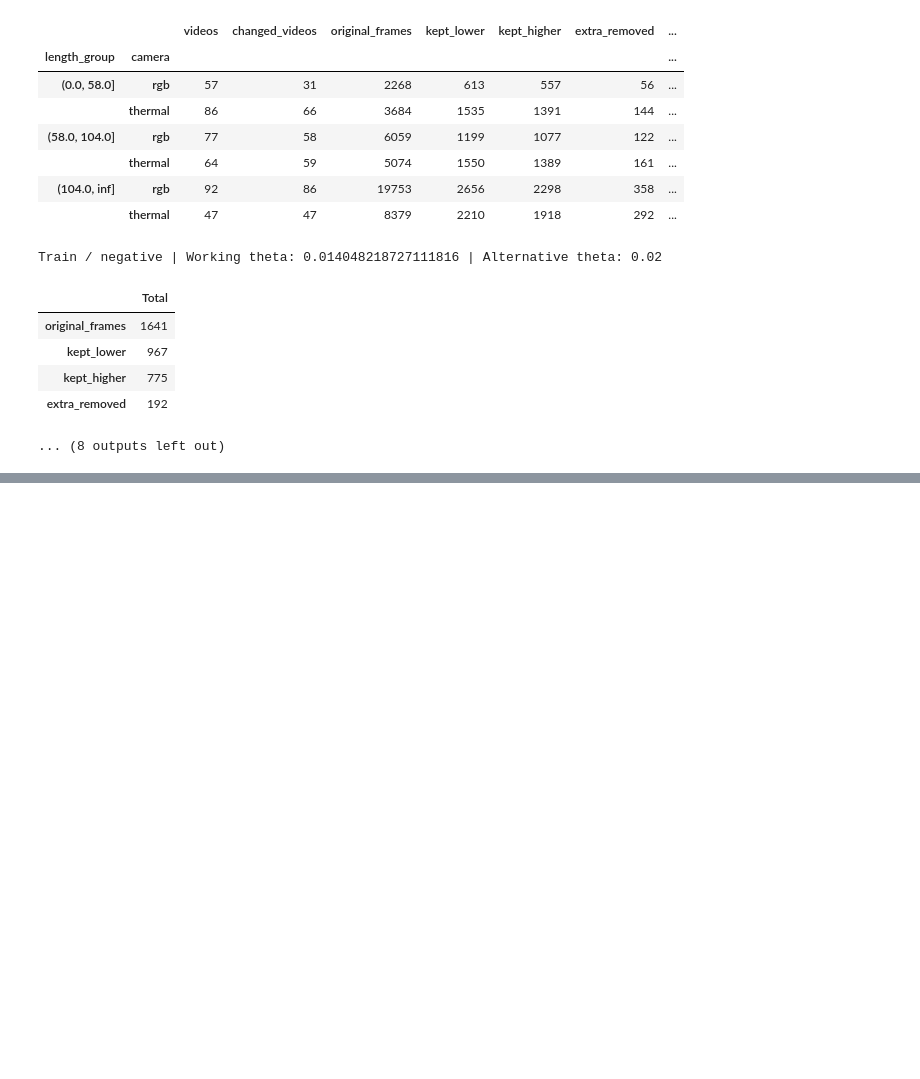
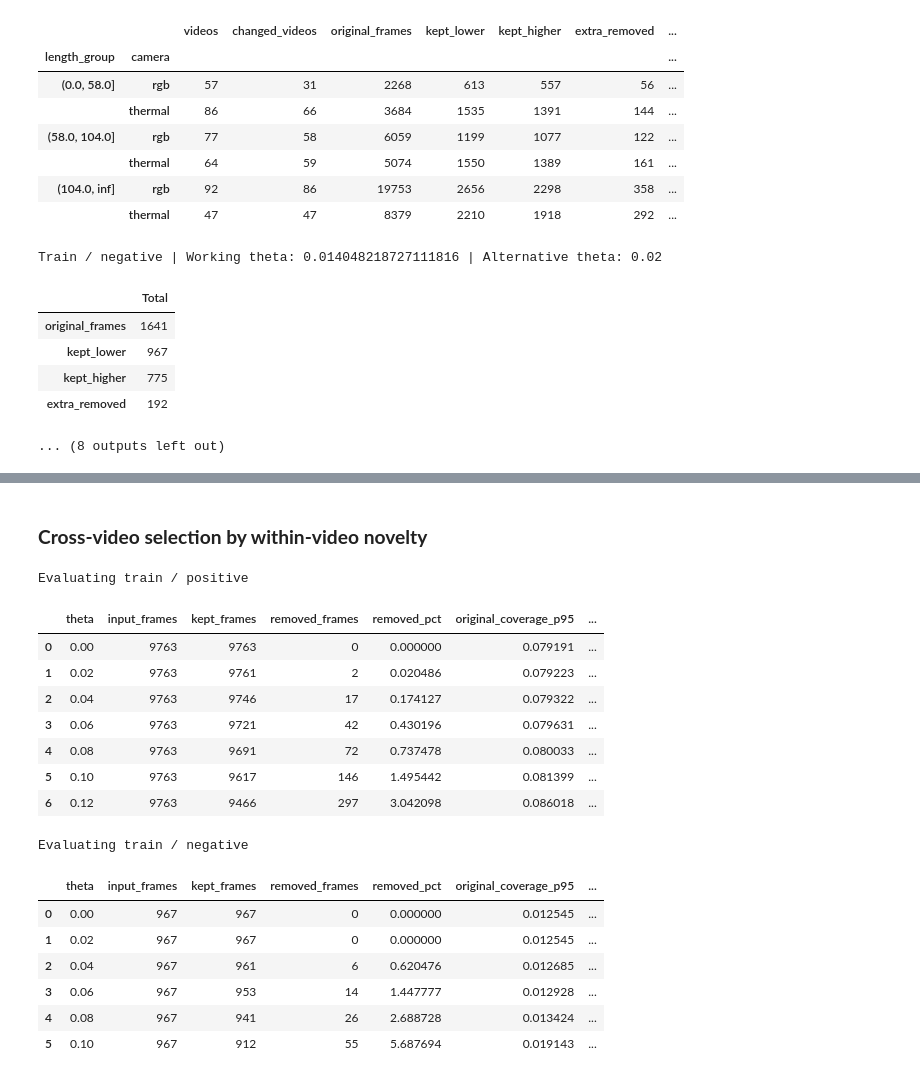
Before and after one commit to Hannysia/drone_detection, a Jupyter notebook: notebooks/04_embeddings_threshold_analysis.ipynb, the cells around one changed output, grey strips where cells are left out. Saved outputs shown, nothing was run; the diff lists cells and outputs as text; code cells hidden in the pictures; blank space fills up the shorter version.

```diff
--- a/notebooks/04_embeddings_threshold_analysis.ipynb
+++ b/notebooks/04_embeddings_threshold_analysis.ipynb
@@ -274,0 +455,44 @@ Train / negative | Working theta: 0.014048218727111816 | Alternative theta: 0.02
+# %% [markdown]
+### **Cross-video selection by within-video novelty**
+# %%
+cross_video_theta_grids = {
+    "positive": [0, 0.02, 0.04, 0.06, 0.08, 0.10, 0.12],
+    "negative": [0, 0.02, 0.04, 0.06, 0.08, 0.10],
+}
+
+cross_video_evaluations = {}
+cross_video_selections = {}
+cross_video_decisions = {}
+
+for category, embeddings in cross_video_embeddings.items():
+    print(f"Evaluating train / {category}", flush=True)
+
+    results, selections, decisions = evaluate_cross_video_candidates(
+        embeddings,
+        groups_by_category[category],
+        cross_video_theta_grids[category],
+    )
+
+    cross_video_evaluations[category] = results
+    cross_video_selections[category] = selections
+    cross_video_decisions[category] = decisions
+
+    display(results.round(6))
+# %% [output]
+Evaluating train / positive
+|  | theta | input_frames | kept_frames | removed_frames | removed_pct | original_coverage_p95 | ... |
+| 0 | 0.00 | 9763 | 9763 | 0 | 0.000000 | 0.079191 | ... |
+| 1 | 0.02 | 9763 | 9761 | 2 | 0.020486 | 0.079223 | ... |
+| 2 | 0.04 | 9763 | 9746 | 17 | 0.174127 | 0.079322 | ... |
+| 3 | 0.06 | 9763 | 9721 | 42 | 0.430196 | 0.079631 | ... |
+| 4 | 0.08 | 9763 | 9691 | 72 | 0.737478 | 0.080033 | ... |
+| 5 | 0.10 | 9763 | 9617 | 146 | 1.495442 | 0.081399 | ... |
+| 6 | 0.12 | 9763 | 9466 | 297 | 3.042098 | 0.086018 | ... |
+Evaluating train / negative
+|  | theta | input_frames | kept_frames | removed_frames | removed_pct | original_coverage_p95 | ... |
+| 0 | 0.00 | 967 | 967 | 0 | 0.000000 | 0.012545 | ... |
+| 1 | 0.02 | 967 | 967 | 0 | 0.000000 | 0.012545 | ... |
+| 2 | 0.04 | 967 | 961 | 6 | 0.620476 | 0.012685 | ... |
+| 3 | 0.06 | 967 | 953 | 14 | 1.447777 | 0.012928 | ... |
+| 4 | 0.08 | 967 | 941 | 26 | 2.688728 | 0.013424 | ... |
+| 5 | 0.10 | 967 | 912 | 55 | 5.687694 | 0.019143 | ... |
```
Also changed, not shown: parts of 10 cells of this notebook, 3 other files.
